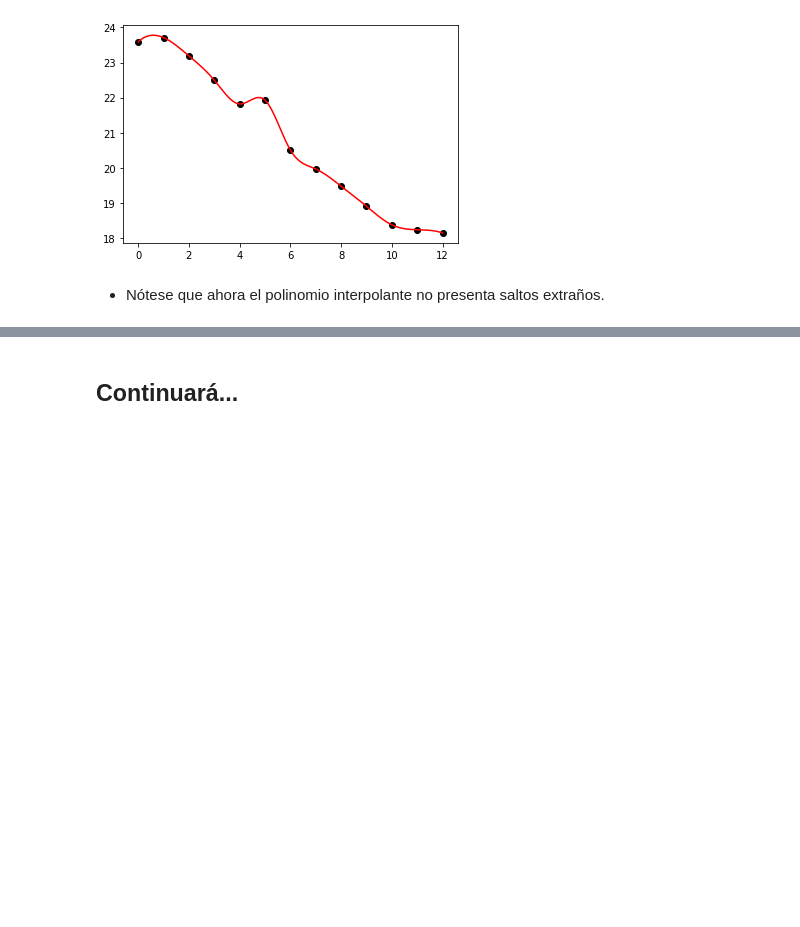
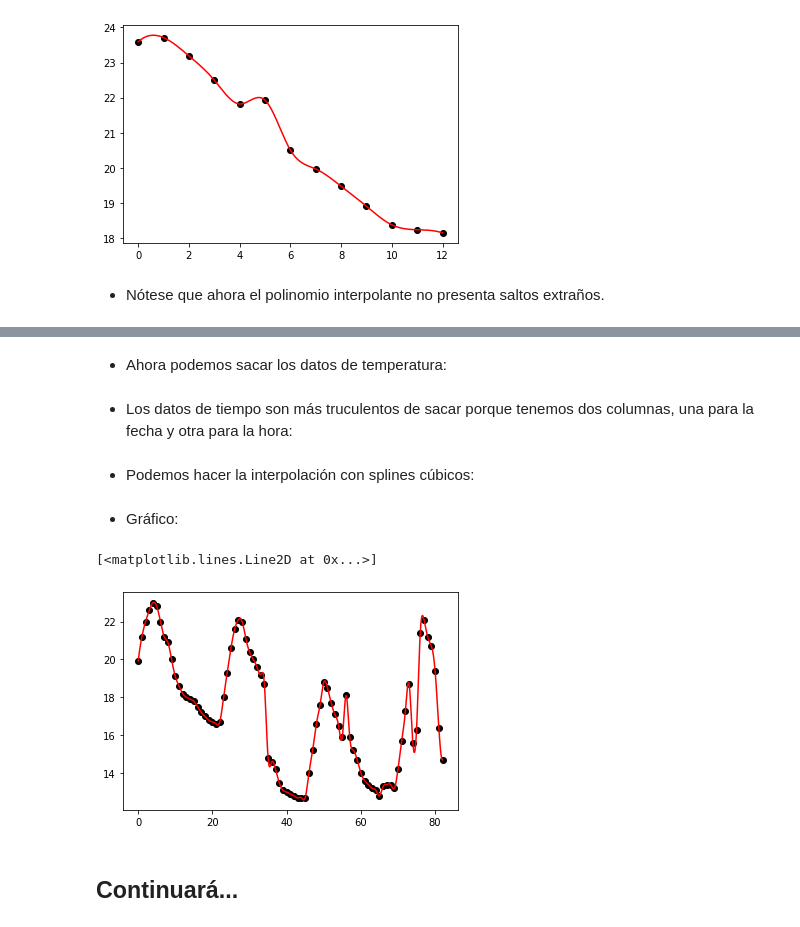
Before and after one commit to JorgeZuluaga/NotasMetodosNumericos, a Jupyter notebook: MN-CuadernoNotas-DiferenciacionNumerica_FormulasBasicas.ipynb, the cells around one changed output, grey strips where cells are left out. Cells and saved outputs as stored; diff of their text form; code cells hidden in the pictures; blank space fills up the shorter version.

```diff
--- a/MN-CuadernoNotas-DiferenciacionNumerica_FormulasBasicas.ipynb
+++ b/MN-CuadernoNotas-DiferenciacionNumerica_FormulasBasicas.ipynb
@@ -480,0 +516,3 @@ plt.plot(xns,fns,'r-')
+# %%
+datos=pd.read_csv("MEDELLIN.csv",encoding = "ISO-8859-1")
+datos.head(5)
@@ -481,3 +526,28 @@ plt.plot(xns,fns,'r-')
+# %% [markdown]
+- Ahora podemos sacar los datos de temperatura:
+# %%
+fs=datos["Temperatura"]
+# %% [markdown]
+- Los datos de tiempo son más truculentos de sacar porque tenemos dos columnas, una para la fecha y otra para la hora:
+# %%
+xs=np.array(pd.to_datetime(datos['Fecha']+" "+datos['Hora']).view(int)/1e9/3600)
+xs=xs-xs[0]
+# %% [markdown]
+- Podemos hacer la interpolación con splines cúbicos:
+# %%
+Pfun=interp1d(xs,fs,kind='cubic')
+# %% [markdown]
+- Gráfico:
+# %%
+import matplotlib.pyplot as plt
+xns=np.linspace(xs[0],xs[-1],1000)
+fns=Pfun(xns)
+
+plt.plot(xs,fs,'ko')
+plt.plot(xns,fns,'r-')
+# %% [output]
+[<matplotlib.lines.Line2D at 0x...>]
+[figure, added]
 # %% [markdown]
 
 ## Continuará...
```
Also changed, not shown: parts of 11 cells of this notebook, 3 other files.
